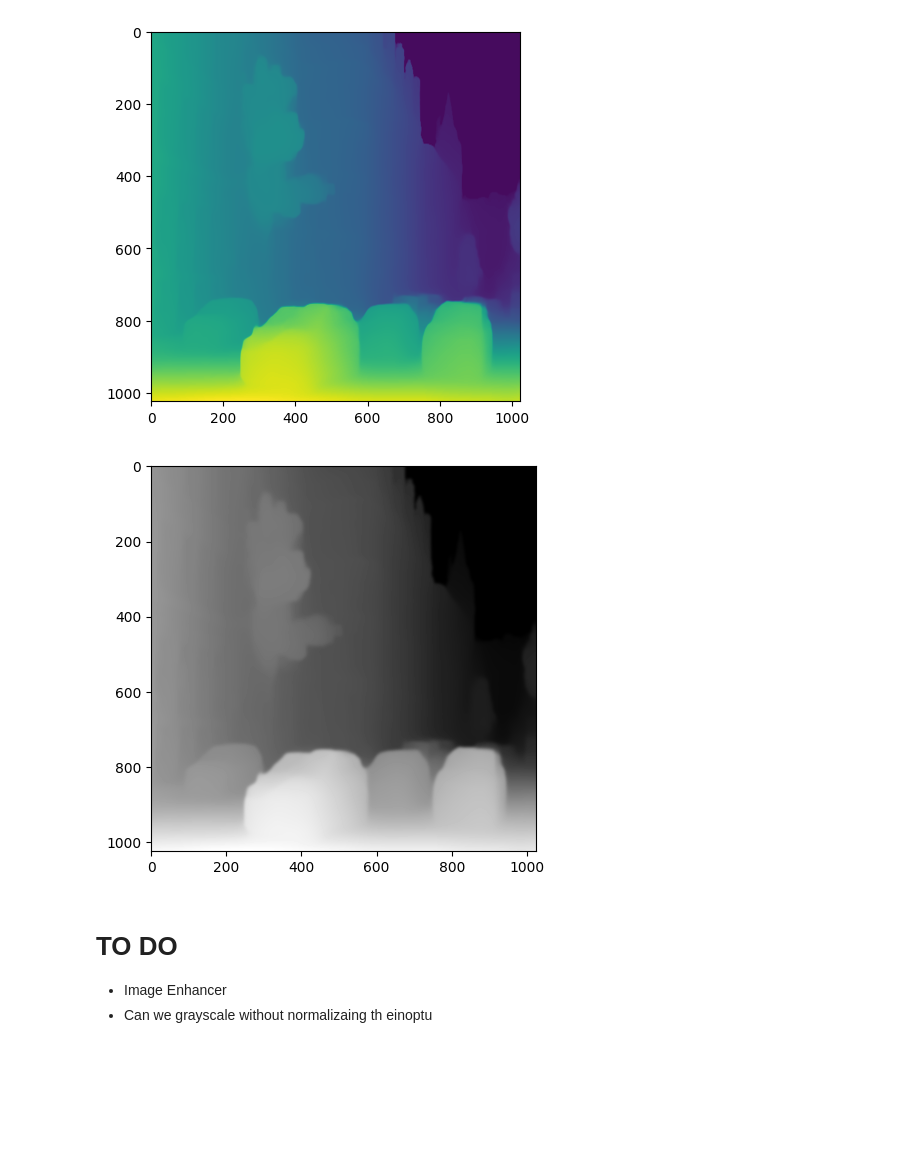
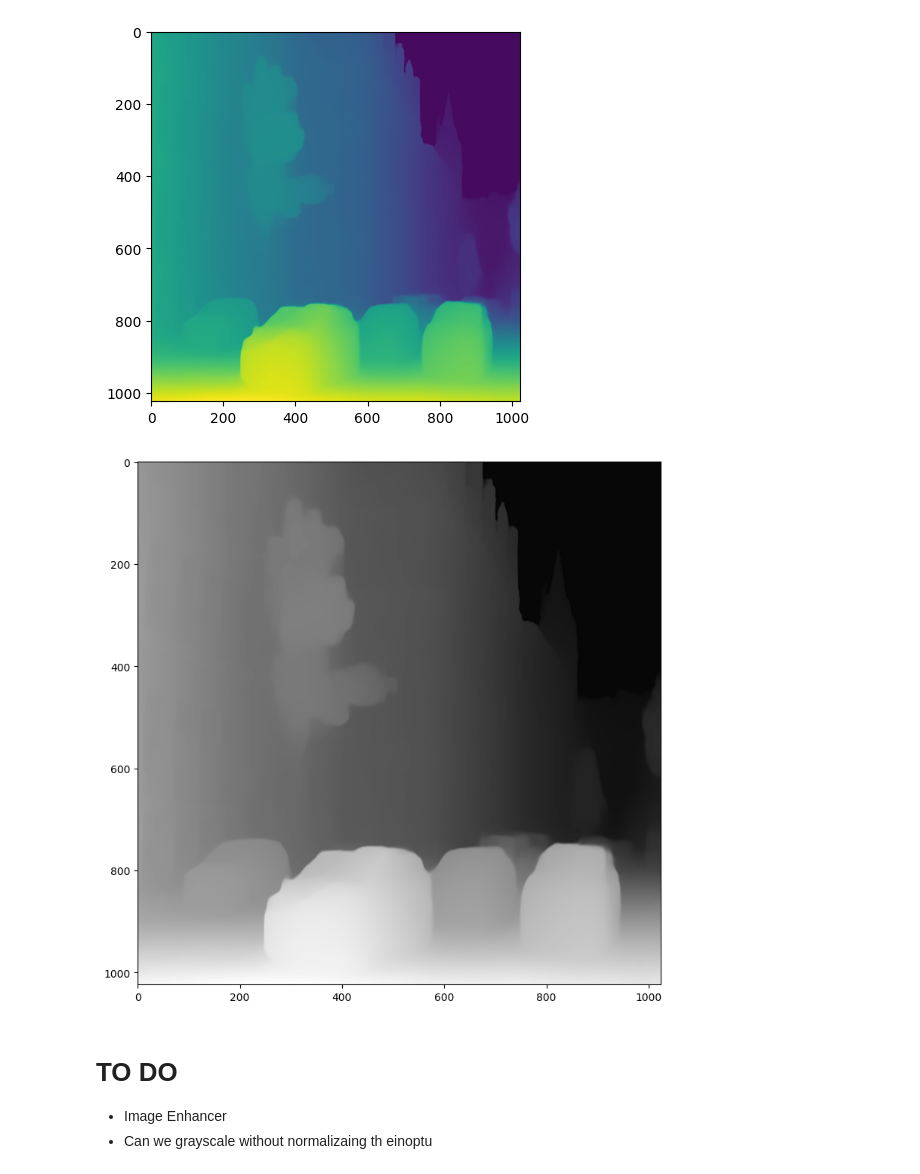
Before and after one commit to prxshetty/midas-depthseg, a Jupyter notebook: depthsegmentation.ipynb, the cells around one changed output. Saved outputs shown, nothing was run; the diff lists cells and outputs as text; code cells hidden in the pictures; blank space fills up the shorter version.

```diff
--- a/depthsegmentation.ipynb
+++ b/depthsegmentation.ipynb
@@ -165,9 +163,9 @@ depth_map_blurryeff = cv2.GaussianBlur(depth_map_normalized, (21, 21), 0)
 # %%
-plt.figure(figsize = (5,5))
-plt.imshow(depth_map_blurryeff, cmap = "grey")
+plt.figure(figsize = (9,9))
+plt.imshow(depth_map_normalized, cmap = "grey")
 plt.show()
 # %% [output]
-[figure, old version]
+[figure, new version]
 # %% [markdown]
 # TO DO
 - Image Enhancer
```
Also changed, not shown: parts of 6 cells of this notebook, 1 other file.
